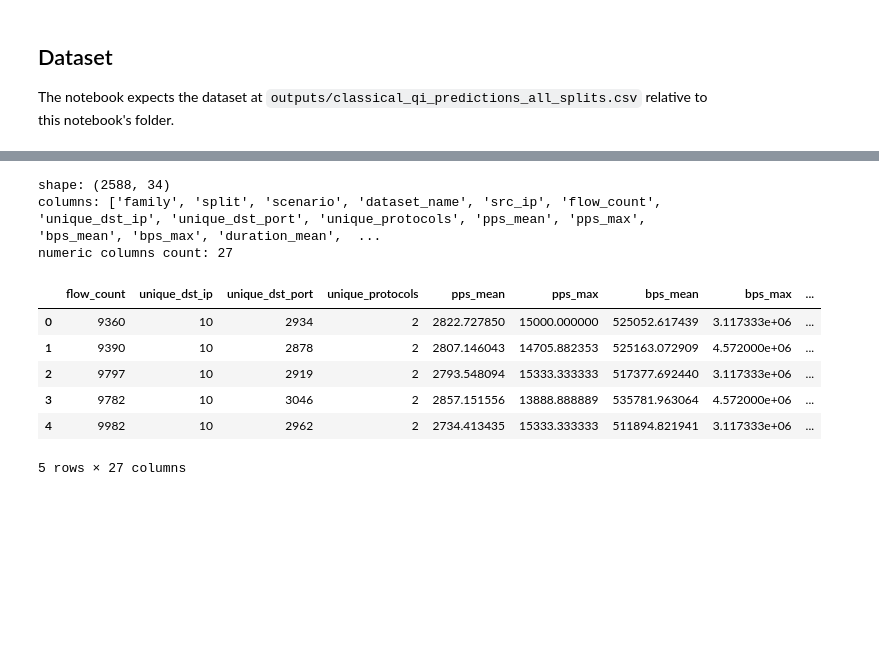
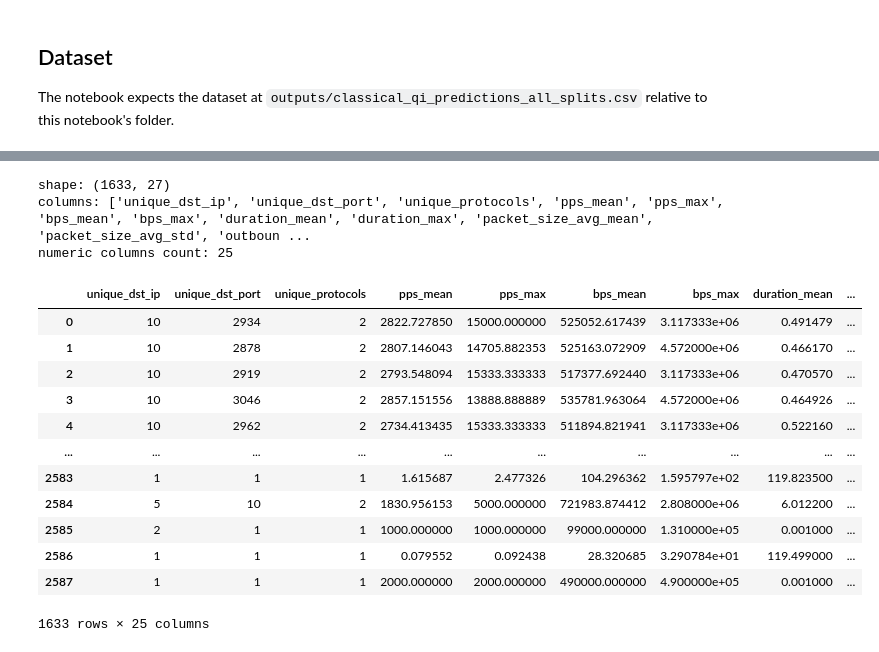
Before and after one commit to supermarine45/4BE, a Jupyter notebook: QCentroid - ETH Hackathon 2026/autoencoder_pca_qml_preprocessing.ipynb, the cells around one changed output, grey strips where cells are left out. Cells and saved outputs as stored; diff of their text form; code cells hidden in the pictures; blank space fills up the shorter version.

```diff
--- a/QCentroid - ETH Hackathon 2026/autoencoder_pca_qml_preprocessing.ipynb
+++ b/QCentroid - ETH Hackathon 2026/autoencoder_pca_qml_preprocessing.ipynb
@@ -47,8 +30,11 @@ torch 2.2.2
 # %%
 # Paths and loading
-data_path = Path('/Users/fagunawan/Documents/quantum_hack/code/4BE/QCentroid - ETH Hackathon 2026/aggregated_source_data.csv')
+data_path = Path('/Users/stefan/Python_Projekte/4BE/QCentroid - ETH Hackathon 2026/aggregated_source_data.csv')
 assert data_path.exists(), f'Data not found: {data_path}'
 df = pd.read_csv(data_path)
 print('Loaded', data_path)
+
 display(df)
+
+print(df['is_malicious_source'].max())
 # %% [output]
@@ -144,3 +56,15 @@ NameError: name 'numeric_df' is not defined
 # %%
-# Drop columns with missing values
-df = df.drop(columns=['family', 'split', 'dataset_name', 'is_malicious_source', 'flow_count'], errors='ignore')
+# Drop audit/id Spalten (weiterer Cleanup)
+df_cleared = df.drop(columns=['src_ip', 'family', 'scenario', 'split', 'dataset_name', 'flow_count'], errors='ignore')
+
+max_value = df_cleared['is_malicious_source'].max()
+print(max_value)
+
+df_without_malicious = df_cleared[df_cleared['is_malicious_source'] != 1]
+
+max_value = df_without_malicious['is_malicious_source'].max()
+print(max_value)
+
+df_without_malicious = df_without_malicious.drop(columns=['is_malicious_source'], errors='ignore')
+
+df_without_malicious
@@ -147,25 +87,31 @@ df = df.drop(columns=['family', 'split', 'dataset_name', 'is_malicious_source',
 # %%
 # Quick inspection and feature selection
-print('shape:', df.shape)
-print('columns:', list(df.columns))
+print('shape:', df_without_malicious.shape)
+print('columns:', list(df_without_malicious.columns))
 # Select numeric columns only as features (drop identifiers / non-numeric)
-numeric_cols = df.select_dtypes(include=[np.number]).columns.tolist()
+numeric_cols = df_without_malicious.select_dtypes(include=[np.number]).columns.tolist()
 print('numeric columns count:', len(numeric_cols))
-X = df[numeric_cols].copy()
+X = df_without_malicious[numeric_cols].copy()
 # Simple NaN handling: fill or drop depending on case (here fill with mean)
 X = X.fillna(X.mean())
-X.head()
+X
 # %% [output]
-shape: (2588, 34)
-columns: ['family', 'split', 'scenario', 'dataset_name', 'src_ip', 'flow_count', 'unique_dst_ip', 'unique_dst_port', 'unique_protocols', 'pps_mean', 'pps_max', 'bps_mean', 'bps_max', 'duration_mean',  ...
-numeric columns count: 27
+shape: (1633, 27)
+columns: ['unique_dst_ip', 'unique_dst_port', 'unique_protocols', 'pps_mean', 'pps_max', 'bps_mean', 'bps_max', 'duration_mean', 'duration_max', 'packet_size_avg_mean', 'packet_size_avg_std', 'outboun ...
+numeric columns count: 25
-|  | flow_count | unique_dst_ip | unique_dst_port | unique_protocols | pps_mean | pps_max | bps_mean | bps_max | ... |
-| 0 | 9360 | 10 | 2934 | 2 | 2822.727850 | 15000.000000 | 525052.617439 | 3.117333e+06 | ... |
-| 1 | 9390 | 10 | 2878 | 2 | 2807.146043 | 14705.882353 | 525163.072909 | 4.572000e+06 | ... |
-| 2 | 9797 | 10 | 2919 | 2 | 2793.548094 | 15333.333333 | 517377.692440 | 3.117333e+06 | ... |
-| 3 | 9782 | 10 | 3046 | 2 | 2857.151556 | 13888.888889 | 535781.963064 | 4.572000e+06 | ... |
-| 4 | 9982 | 10 | 2962 | 2 | 2734.413435 | 15333.333333 | 511894.821941 | 3.117333e+06 | ... |
+|  | unique_dst_ip | unique_dst_port | unique_protocols | pps_mean | pps_max | bps_mean | bps_max | duration_mean | ... |
+| 0 | 10 | 2934 | 2 | 2822.727850 | 15000.000000 | 525052.617439 | 3.117333e+06 | 0.491479 | ... |
+| 1 | 10 | 2878 | 2 | 2807.146043 | 14705.882353 | 525163.072909 | 4.572000e+06 | 0.466170 | ... |
+| 2 | 10 | 2919 | 2 | 2793.548094 | 15333.333333 | 517377.692440 | 3.117333e+06 | 0.470570 | ... |
+| 3 | 10 | 3046 | 2 | 2857.151556 | 13888.888889 | 535781.963064 | 4.572000e+06 | 0.464926 | ... |
+| 4 | 10 | 2962 | 2 | 2734.413435 | 15333.333333 | 511894.821941 | 3.117333e+06 | 0.522160 | ... |
+| ... | ... | ... | ... | ... | ... | ... | ... | ... | ... |
+| 2583 | 1 | 1 | 1 | 1.615687 | 2.477326 | 104.296362 | 1.595797e+02 | 119.823500 | ... |
+| 2584 | 5 | 10 | 2 | 1830.956153 | 5000.000000 | 721983.874412 | 2.808000e+06 | 6.012200 | ... |
+| 2585 | 2 | 1 | 1 | 1000.000000 | 1000.000000 | 99000.000000 | 1.310000e+05 | 0.001000 | ... |
+| 2586 | 1 | 1 | 1 | 0.079552 | 0.092438 | 28.320685 | 3.290784e+01 | 119.499000 | ... |
+| 2587 | 1 | 1 | 1 | 2000.000000 | 2000.000000 | 490000.000000 | 4.900000e+05 | 0.001000 | ... |
-5 rows × 27 columns
+1633 rows × 25 columns
 # %%
 # Autoencoder followed by PCA
 # This approach uses a non-linear autoencoder to learn a compressed representation,
```
Also changed, not shown: parts of 26 cells of this notebook.
